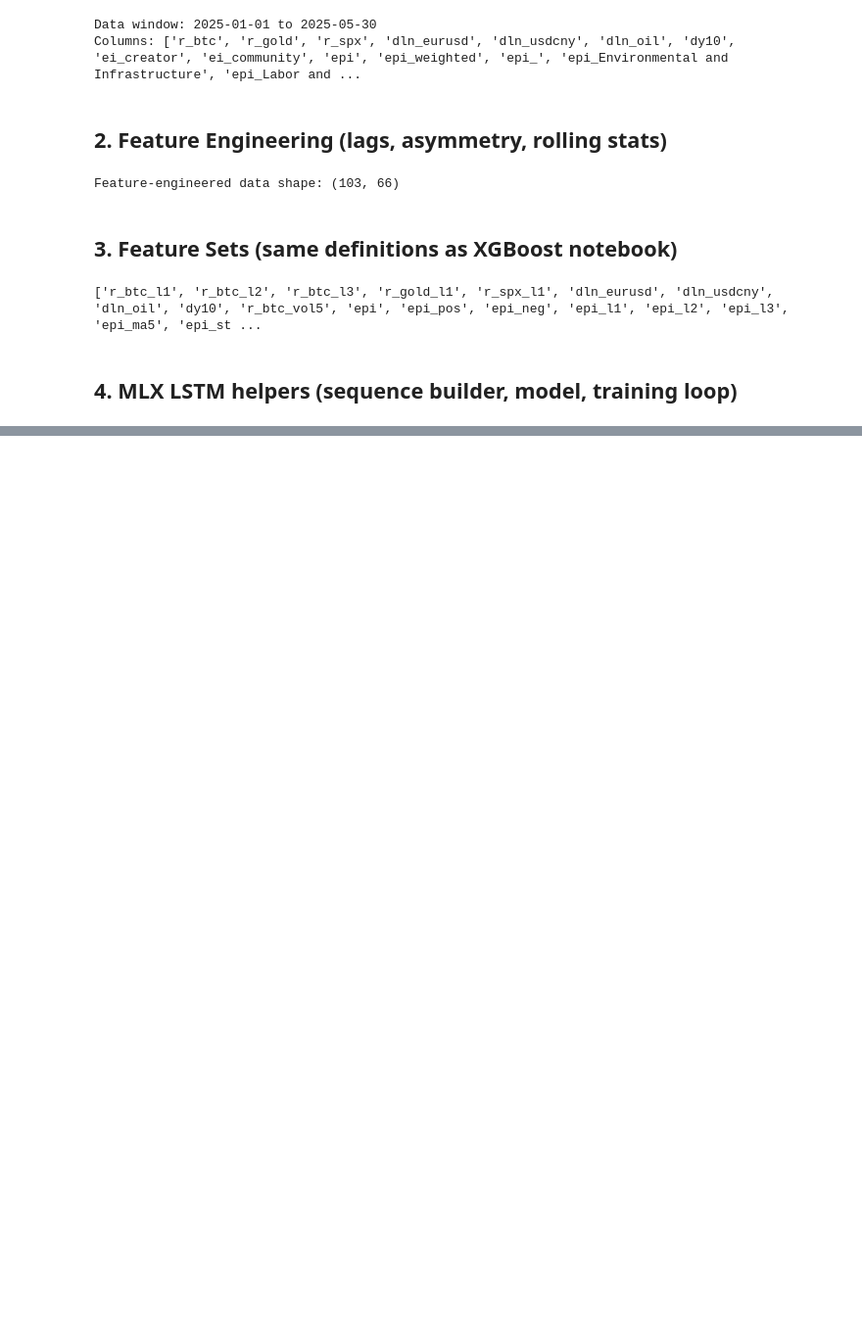
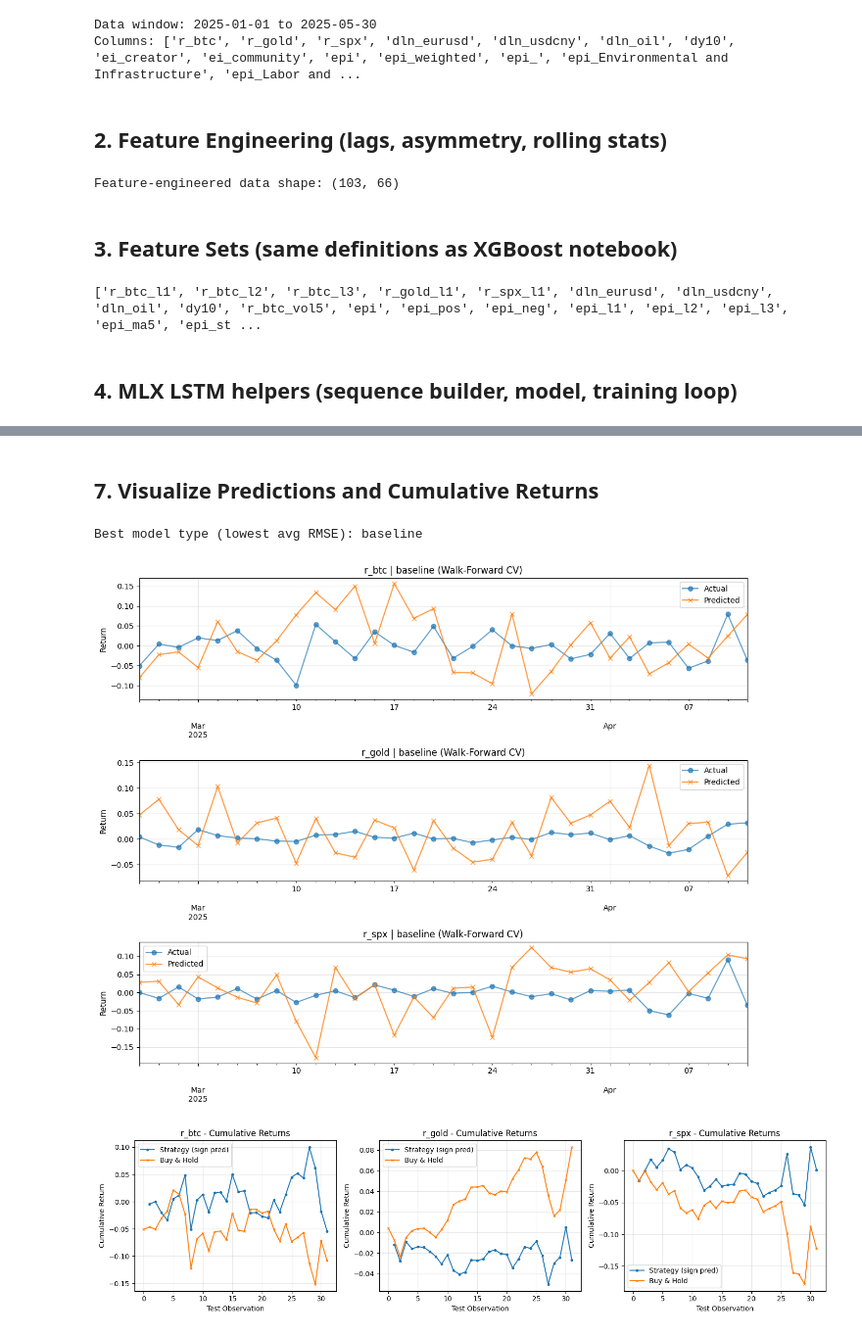
Before and after one commit to isom-ds/youtube-emotion-financial-modelling, a Jupyter notebook: 514_financial_lstm_mlx.ipynb, the cells around one changed output, grey strips where cells are left out. Shown at 98% size. Saved outputs shown, nothing was run; the diff lists cells and outputs as text; code cells hidden in the pictures; blank space fills up the shorter version.

Commit message:
use walk forward cv

```diff
--- a/514_financial_lstm_mlx.ipynb
+++ b/514_financial_lstm_mlx.ipynb
@@ -672,0 +890,20 @@ Using best average RMSE model type: epi_weighted
+# %%
+# Feature importance analysis for EPI model
+print("=" * 80)
+print("PERMUTATION FEATURE IMPORTANCE ANALYSIS")
+print("=" * 80)
+
+importance_results = {}
+
+for asset in assets:
+    print(f"\n{'─' * 40}")
+    print(f"Asset: {asset}")
+    print(f"{'─' * 40}")
+
+    # Use epi_weighted features for importance analysis
+    feature_cols = get_feature_cols(asset, "epi_weighted")
+
+    importance_df = permutation_feature_importance(
+        data, asset, feature_cols, n_repeats=3, seq_len=8, hidden_size=32, verbose=True
+    )
+    importance_results[asset] = importance_df
@@ -672,0 +996,52 @@ Using best average RMSE model type: epi_weighted
+# %% [markdown]
+## 7. Visualize Predictions and Cumulative Returns
+# %%
+# Find best model type by average RMSE
+if not comparison_df.empty:
+    best_model_type = comparison_df.groupby("Model")["RMSE"].mean().idxmin()
+    print(f"Best model type (lowest avg RMSE): {best_model_type}")
+else:
+    best_model_type = "baseline"
+    print("No successful runs; using baseline placeholder.")
+
+# Plot predictions vs actuals
+fig, axes = plt.subplots(3, 1, figsize=(12, 10))
+for idx, asset in enumerate(assets):
+    res = results.get(best_model_type, {}).get(asset)
+    if not res or "error" in res:
+        axes[idx].set_title(f"{asset}: no predictions")
+        continue
+    ax = axes[idx]
+    res["actuals"].plot(ax=ax, label="Actual", alpha=0.7, marker='o')
+    res["predictions"].plot(ax=ax, label="Predicted", alpha=0.8, marker='x')
+    ax.set_title(f"{asset} | {best_model_type} (Walk-Forward CV)")
+    ax.set_ylabel("Return")
+    ax.legend()
+    ax.grid(True, alpha=0.3)
+plt.tight_layout()
+plt.show()
+
+# Cumulative returns using sign of predictions
+fig, axes = plt.subplots(1, 3, figsize=(15, 4))
+for idx, asset in enumerate(assets):
+    res = results.get(best_model_type, {}).get(asset)
+    if not res or "error" in res:
+        axes[idx].set_title(f"{asset}: no returns plot")
+        continue
+    actuals = res["actuals"]
+    preds = res["predictions"]
+    strategy = (np.sign(preds.shift(1)) * actuals).cumsum()
+    buy_hold = actuals.cumsum()
+    axes[idx].plot(strategy.values, label="Strategy (sign pred)", marker='o', markersize=3)
+    axes[idx].plot(buy_hold.values, label="Buy & Hold", marker='x', markersize=3)
+    axes[idx].set_title(f"{asset} - Cumulative Returns")
+    axes[idx].set_xlabel("Test Observation")
+    axes[idx].set_ylabel("Cumulative Return")
+    axes[idx].legend()
+    axes[idx].grid(True, alpha=0.3)
+plt.tight_layout()
+plt.show()
+# %% [output]
+Best model type (lowest avg RMSE): baseline
+[figure, added]
+[figure, added]
```
Also changed, not shown: parts of 18 cells of this notebook.
